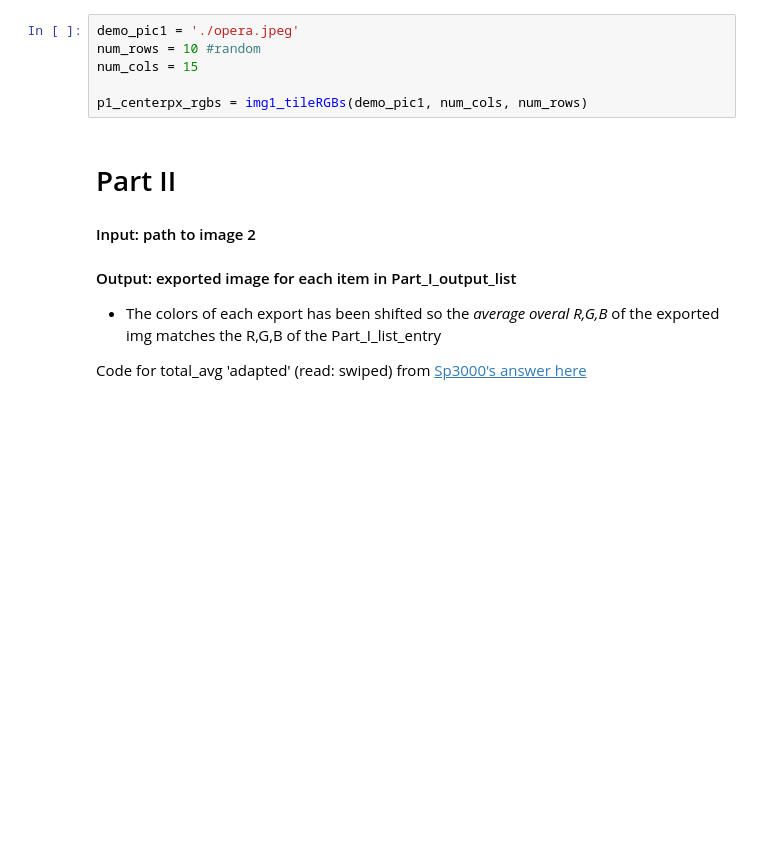
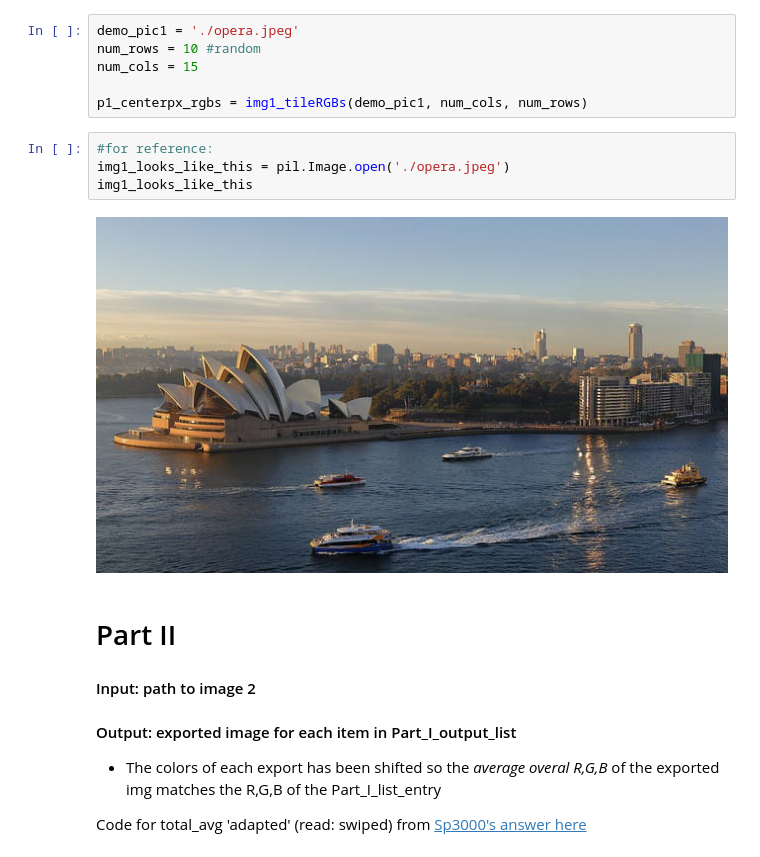
Before and after one commit to welcometohelen/photomosaic-ditty, a Jupyter notebook: phomo_v1_annotated.ipynb, the cells around one changed output. Cells and saved outputs as stored; diff of their text form; blank space fills up the shorter version.

```diff
--- a/phomo_v1_annotated.ipynb
+++ b/phomo_v1_annotated.ipynb
@@ -42,6 +42,12 @@ num_rows = 10 #random
 num_cols = 15
 
 p1_centerpx_rgbs = img1_tileRGBs(demo_pic1, num_cols, num_rows)
+# %%
+#for reference:
+img1_looks_like_this = pil.Image.open('./opera.jpeg')
+img1_looks_like_this
+# %% [output]
+[figure, added]
 # %% [markdown]
 # Part II
 #### Input: path to image 2
```
